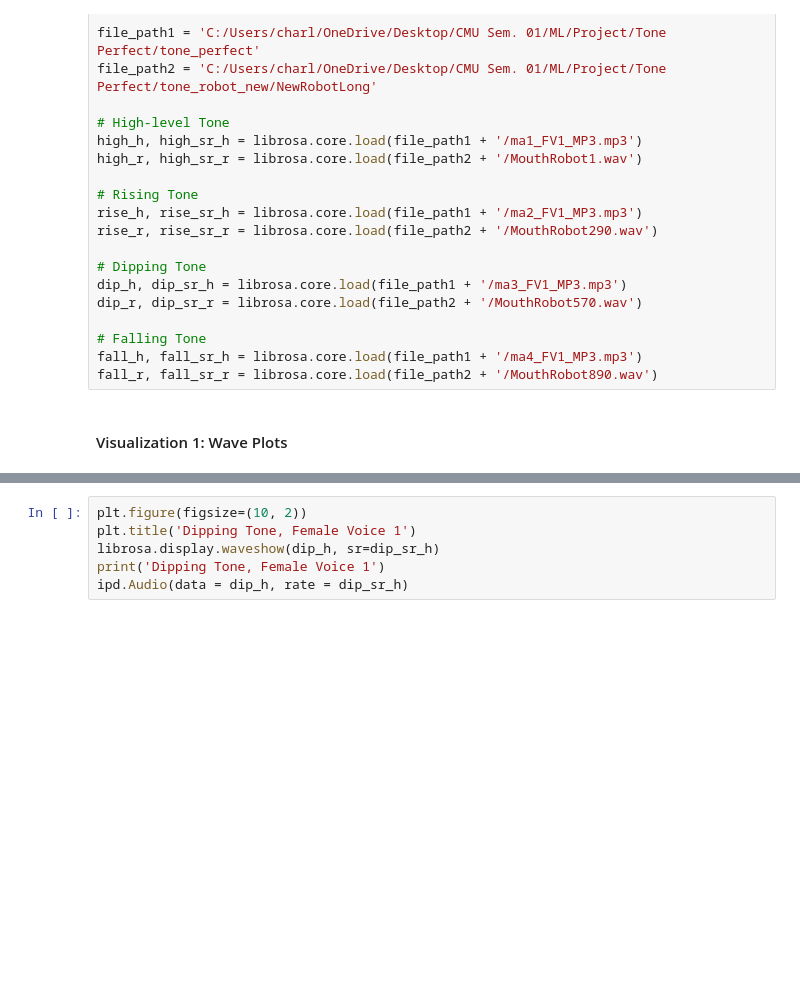
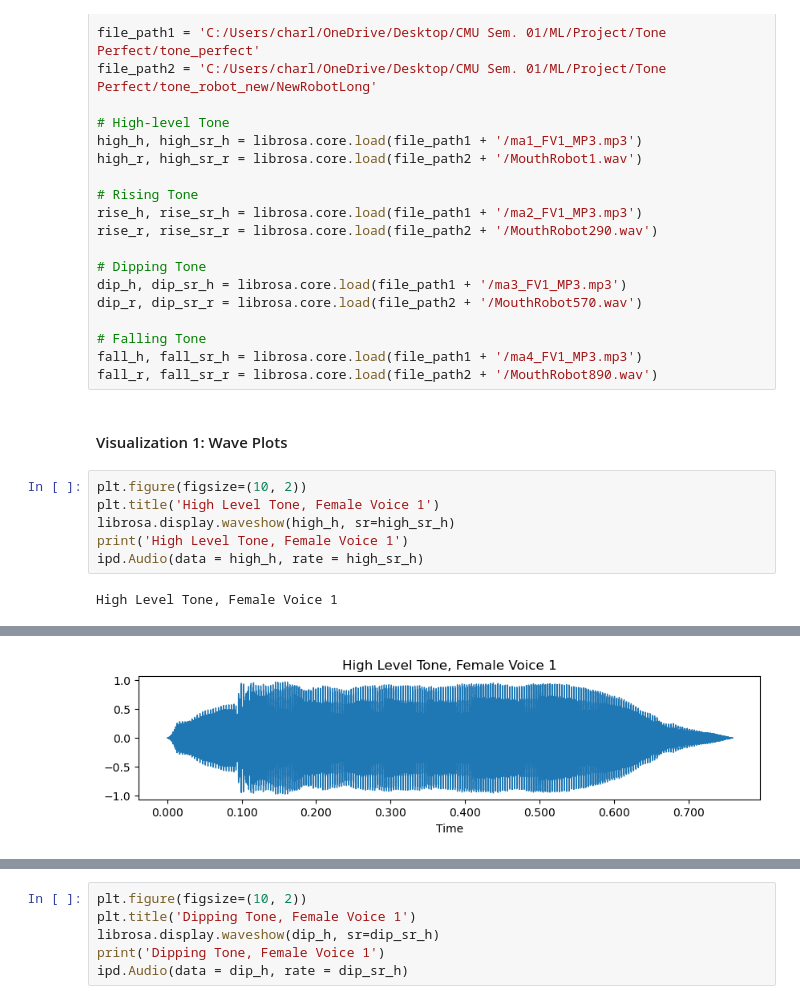
Before and after one commit to charlotteavra/mouth_robot, a Jupyter notebook: mouth_robot_audio_visuals.ipynb, the cells around one changed output, grey strips where cells are left out. Saved outputs shown, nothing was run; the diff lists cells and outputs as text; blank space fills up the shorter version.

Commit message:
add high level wave plots

```diff
--- a/mouth_robot_audio_visuals.ipynb
+++ b/mouth_robot_audio_visuals.ipynb
@@ -47,3 +47,11 @@ fall_h, fall_sr_h = librosa.core.load(file_path1 + '/ma4_FV1_MP3.mp3')
 fall_r, fall_sr_r = librosa.core.load(file_path2 + '/MouthRobot890.wav')
 # %% [markdown]
 #### Visualization 1: Wave Plots
+# %%
+plt.figure(figsize=(10, 2))
+plt.title('High Level Tone, Female Voice 1')
+librosa.display.waveshow(high_h, sr=high_sr_h)
+print('High Level Tone, Female Voice 1')
+ipd.Audio(data = high_h, rate = high_sr_h)
+# %% [output]
+High Level Tone, Female Voice 1
@@ -49,0 +59 @@ fall_r, fall_sr_r = librosa.core.load(file_path2 + '/MouthRobot890.wav')
+[figure, added]
```
Also changed, not shown: parts of 2 cells of this notebook.
